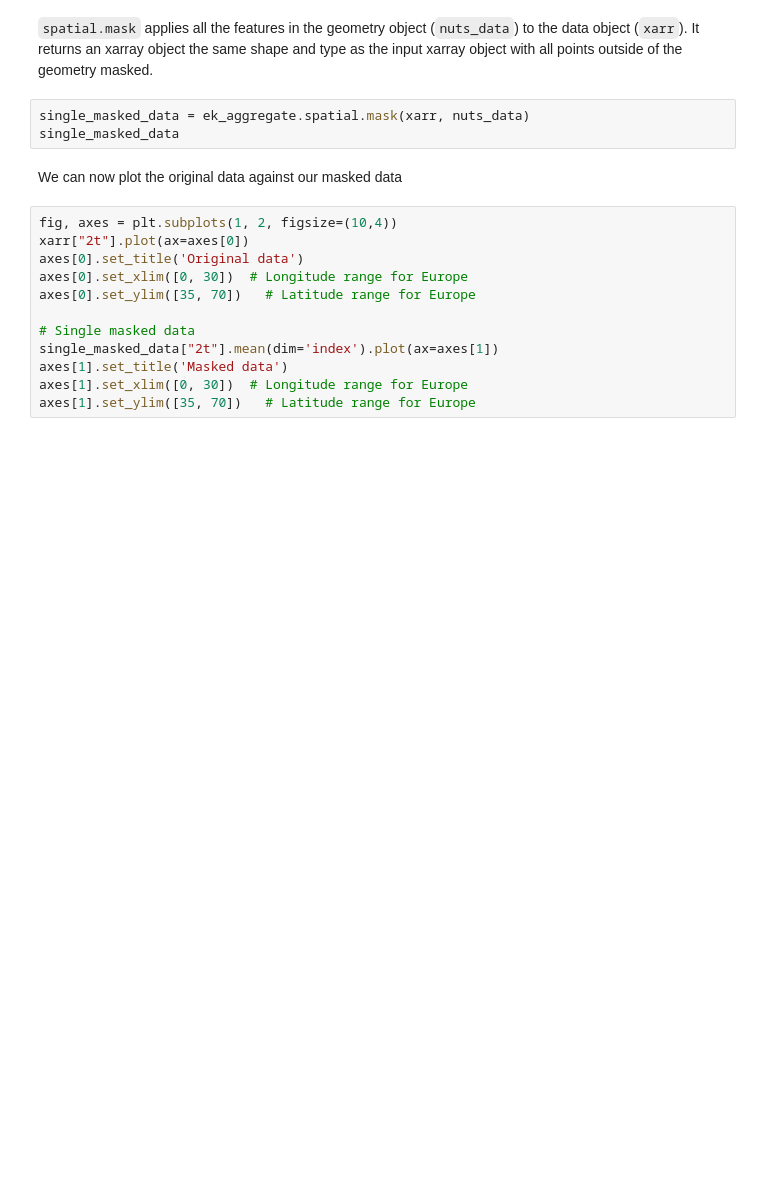
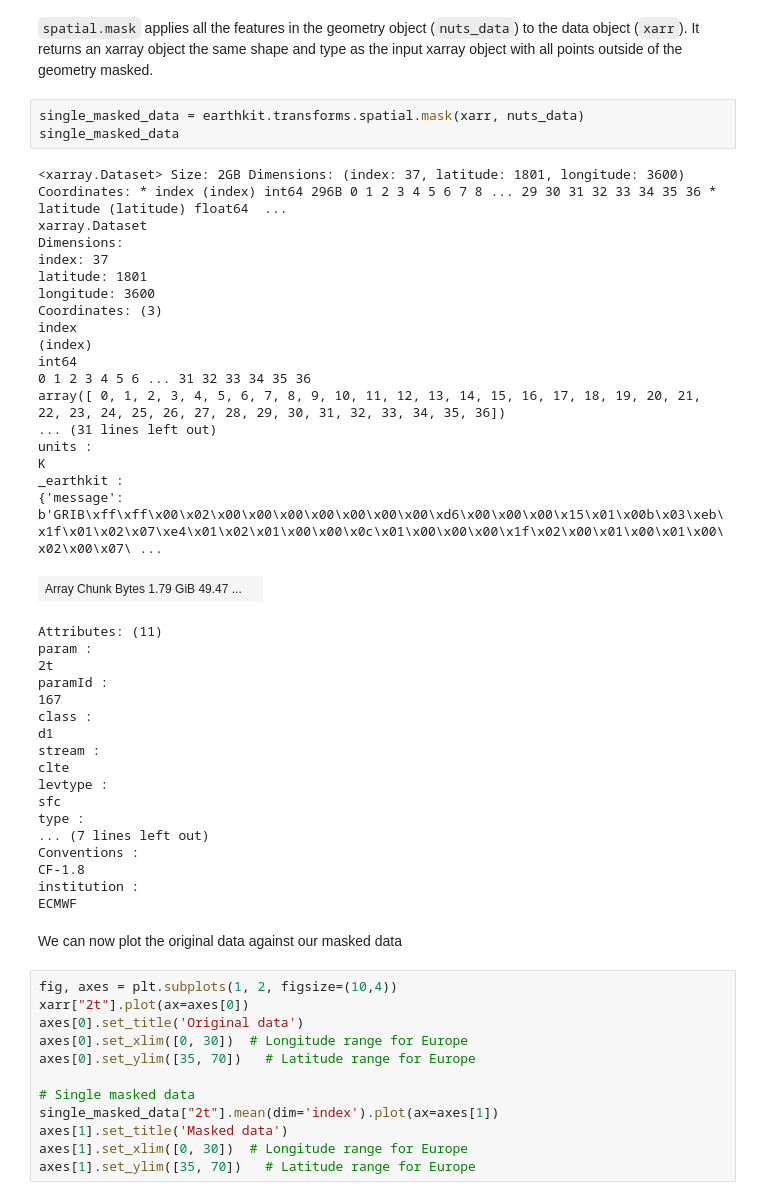
Before and after one commit to trackow/polytope-examples, a Jupyter notebook: climate-dt/climate-dt-earthkit-aoi-example.ipynb, the cells around one changed output. Saved outputs shown, nothing was run; the diff lists cells and outputs as text; blank space fills up the shorter version.

```diff
--- a/climate-dt/climate-dt-earthkit-aoi-example.ipynb
+++ b/climate-dt/climate-dt-earthkit-aoi-example.ipynb
@@ -111,8 +150,44 @@ nuts_data.to_pandas()[:5]
 # %% [markdown]
 `spatial.mask` applies all the features in the geometry object (`nuts_data`) to the data object (`xarr`). It returns an xarray object the same shape and type as the input xarray object with all points outside of the geometry masked.
 # %%
-single_masked_data = ek_aggregate.spatial.mask(xarr, nuts_data)
+single_masked_data = earthkit.transforms.spatial.mask(xarr, nuts_data)
 single_masked_data
+# %% [output]
+<xarray.Dataset> Size: 2GB Dimensions: (index: 37, latitude: 1801, longitude: 3600) Coordinates: * index (index) int64 296B 0 1 2 3 4 5 6 7 8 ... 29 30 31 32 33 34 35 36 * latitude (latitude) float64  ...
+xarray.Dataset
+Dimensions:
+index: 37
+latitude: 1801
+longitude: 3600
+Coordinates: (3)
+index
+(index)
+int64
+0 1 2 3 4 5 6 ... 31 32 33 34 35 36
+array([ 0, 1, 2, 3, 4, 5, 6, 7, 8, 9, 10, 11, 12, 13, 14, 15, 16, 17, 18, 19, 20, 21, 22, 23, 24, 25, 26, 27, 28, 29, 30, 31, 32, 33, 34, 35, 36])
+... (31 lines left out)
+units :
+K
+_earthkit :
+{'message': b'GRIB\xff\xff\x00\x02\x00\x00\x00\x00\x00\x00\x00\xd6\x00\x00\x00\x15\x01\x00b\x03\xeb\x1f\x01\x02\x07\xe4\x01\x02\x01\x00\x00\x0c\x01\x00\x00\x00\x1f\x02\x00\x01\x00\x01\x00\x02\x00\x07\ ...
+| Array Chunk Bytes 1.79 GiB 49.47 ... |  |
+Attributes: (11)
+param :
+2t
+paramId :
+167
+class :
+d1
+stream :
+clte
+levtype :
+sfc
+type :
+... (7 lines left out)
+Conventions :
+CF-1.8
+institution :
+ECMWF
 # %% [markdown]
 We can now plot the original data against our masked data
 # %%
```
Also changed, not shown: parts of 11 cells of this notebook.
